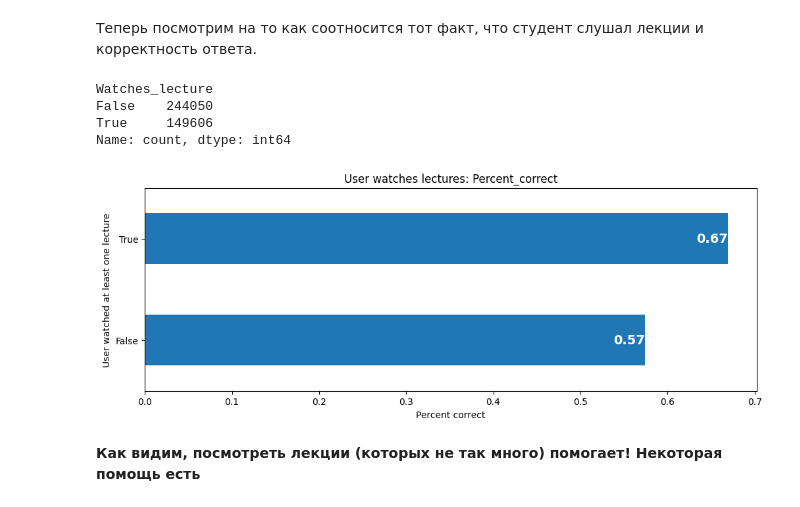
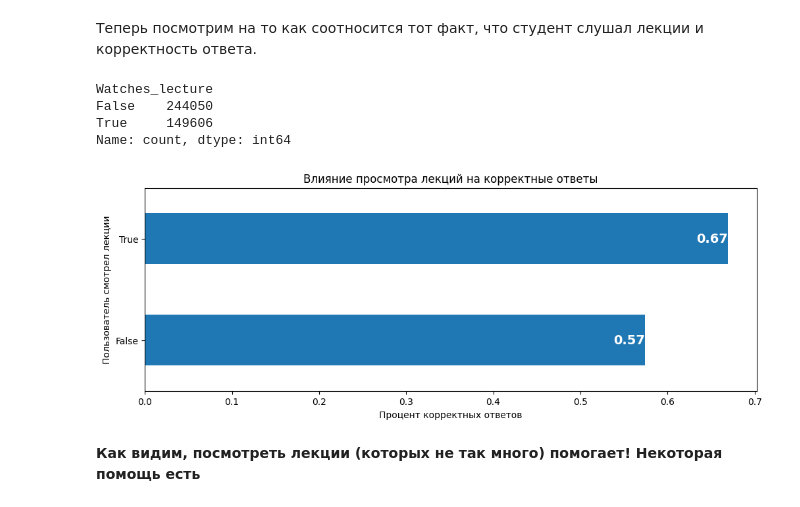
Before and after one commit to Eltralo/HW_Pandas, a Jupyter notebook: students1.ipynb, the cells around one changed output. Cells and saved outputs as stored; diff of their text form; code cells hidden in the pictures.

```diff
--- a/students1.ipynb
+++ b/students1.ipynb
@@ -448,32 +448,32 @@ plt.show()
 # %%
 user_lect = train_df.groupby(["user_id", "answered_correctly"]).size().unstack()
 user_lect.columns = ['Lecture', 'Wrong', 'Right']
 user_lect['Lecture'] = user_lect['Lecture'].fillna(0)
 user_lect = user_lect.astype('Int64')
 user_lect['Watches_lecture'] = np.where(user_lect.Lecture > 0, True, False)
 
 watches_l = user_lect.groupby("Watches_lecture").agg({'Wrong': ['sum'], 'Right': ['sum']})
 print(user_lect.Watches_lecture.value_counts())
 
 watches_l['Percent_correct'] = watches_l.Right/(watches_l.Right + watches_l.Wrong)
 
 watches_l = watches_l.iloc[:,2]
 
 fig = plt.figure(figsize=(12,4))
 watches_l.plot.barh()
 for i, v in zip(watches_l.index, watches_l.values):
     plt.text(v, i, round(v,2), color='white', fontweight='bold', fontsize=14, ha='right', va='center')
 
-plt.title("User watches lectures: Percent_correct")
-plt.xlabel("Percent correct")
-plt.ylabel("User watched at least one lecture")
+plt.title("Влияние просмотра лекций на корректные ответы")
+plt.xlabel("Процент корректных ответов")
+plt.ylabel("Пользователь смотрел лекции")
 plt.xticks(rotation=0)
 plt.show()
 # %% [output]
 Watches_lecture
 False    244050
 True     149606
 Name: count, dtype: int64
-[figure, old version]
+[figure, new version]
 # %% [markdown]
 **Как видим, посмотреть лекции (которых не так много) помогает! Некоторая помощь есть**
```
Also changed, not shown: parts of 5 cells of this notebook.
